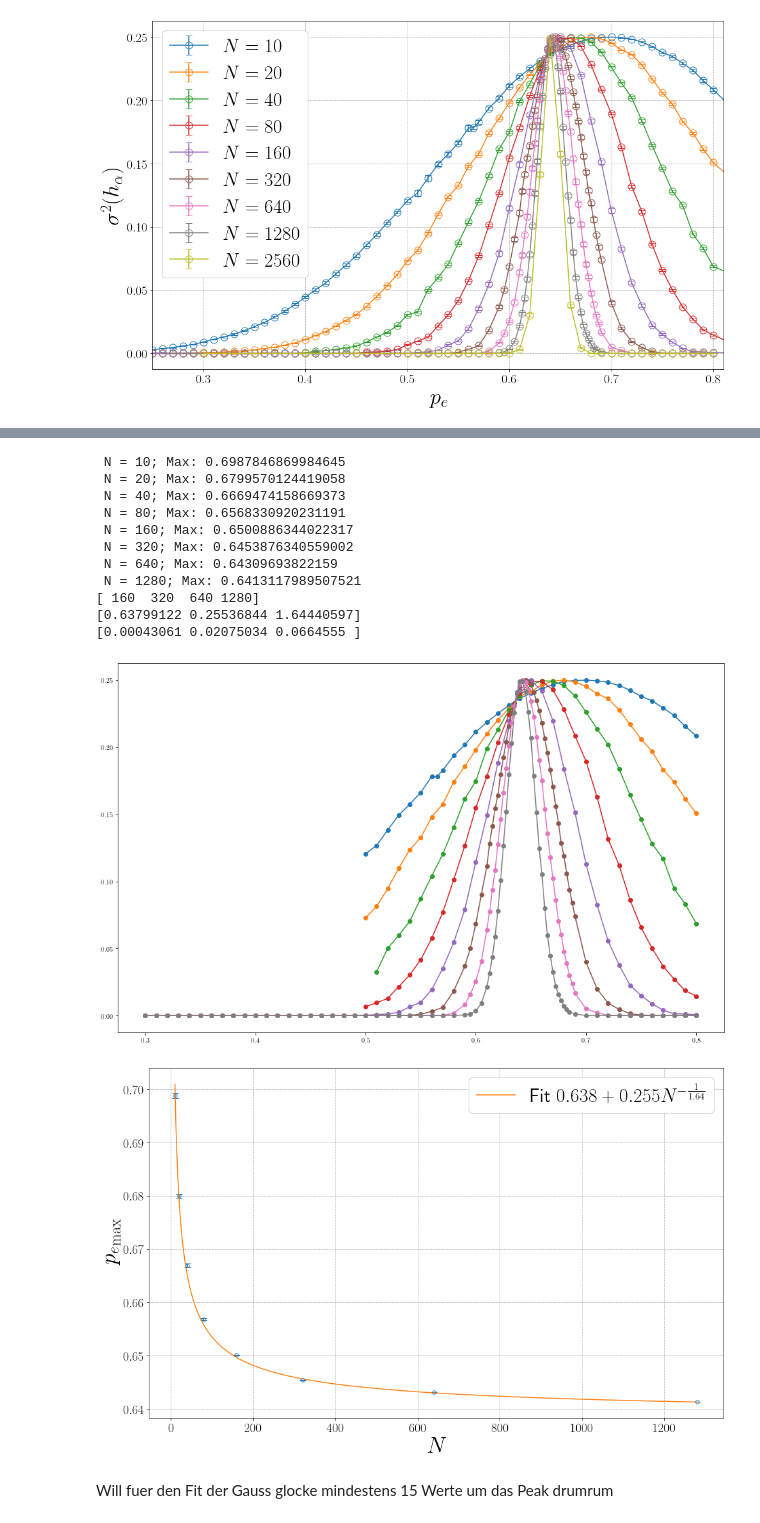
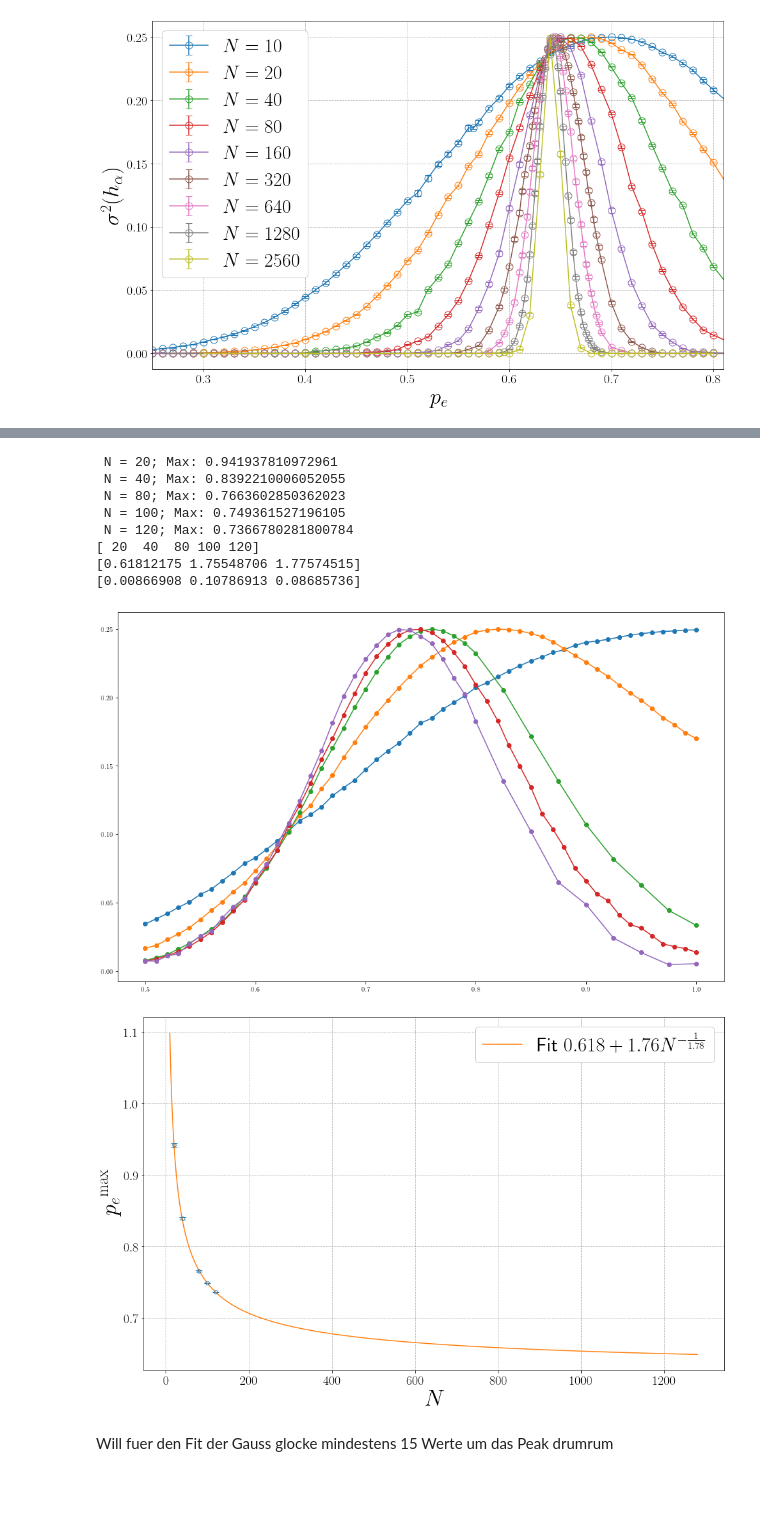
Before and after one commit to T3K14/Masterarbeit-Auswertung, a Jupyter notebook: KFC2.ipynb, the cells around one changed output, grey strips where cells are left out. Cells and saved outputs as stored; diff of their text form; code cells hidden in the pictures; blank space fills up the shorter version.

```diff
--- a/KFC2.ipynb
+++ b/KFC2.ipynb
@@ -640,7 +643,7 @@ ax.set_axisbelow(True)
 fmts = ['o', 'o', 'o', 'o']
 
 
-for n in sorted(dic_lp1.keys()):
+for n in sorted(dic_lp1.keys())[:-1]:
 
 #     ax.scatter(dic_lp[n].index, dic_lp[n]['Anteil_GLPV'], label=f"$N={n}$")
     ax.errorbar(dic_lp1[n].index, dic_lp1[n]['Anteil_GLPV'], yerr=dic_lp1[n]['Delta_Anteil_GLPV'], fmt=fmts[0], markersize=8, markerfacecolor='none', capsize=4, label=f'$N={n}$')
@@ -669,7 +672,7 @@ ax.set_axisbelow(True)
 fmts = ['o', 'o', 'o', 'o']
 
 
-for n in sorted(dic_lp1.keys()):
+for n in sorted(dic_lp1.keys())[:-1]:
 
 #     ax.scatter(dic_lp[n].index, dic_lp[n]['Anteil_GLPV'], label=f"$N={n}$")
     ax.errorbar(dic_lp1[n].index, dic_lp1[n]['Anteil_GLPV'], yerr=dic_lp1[n]['Delta_Anteil_GLPV'], fmt=fmts[0], markersize=8, markerfacecolor='none', capsize=4, label=f'$N={n}$')
@@ -740,7 +743,7 @@ ns = sorted(dic_lp1.keys())
 
 for i, n in enumerate(ns):
 
-    if 'Delta_Anteil_GLPV0' in dic_lp1[n].columns:
+    if 'Delta_Anteil_GLPV0' in dic_lp1[n].columns and n!=120:
 
         # subset, wo 'Anteil_GLPV0' auch vorhanden ist
         df_subset = dic_lp1[n].dropna(subset='Anteil_GLPV0')
@@ -830,12 +833,12 @@ Text(0.5, 1.0, '\\TeX\\ is Number $\\displaystyle\\sum_{n=1}^\\infty\\frac{-e^{i
 [figure]
 # %%
 fig, ax = plt.subplots(figsize=(16,10))
-alpha=1.01
+alpha=1.0
 alg='LP_Approx'
 
 pcs1 = auswertung_ma.prepare_alg_vs_schranke_data(data1, data_vor1, alg, alpha)
 
-for n in sorted(pcs1.keys())[1:]:
+for n in sorted(pcs1.keys())[1:-1]:
 
     if n not in [160]:
         ax.errorbar(pcs1[n].ids, pcs1[n].props, yerr=pcs1[n].std_dev, capsize=4, label=f'$N={n}$')
@@ -1069,10 +1103,12 @@ plt.savefig(os.path.join(plot_output_path, f'pe_var_greedy_1_1.2.png'), dpi=300,
 # %%
-alpha=1.2
-alg='Greedy'
+alpha=1.0
+alg='LP_Approx'
 
+u, o = 0.5, 1.
+# lege Intervalle fest innerhalb welcher ich den gauss fit machen will
+# ints = {10: [0.5, 0.8], 20: [0.5,0.8], 40: [0.51, 0.8], 80: [0.5, 0.8], 160: [0.3, 0.8], 320: [0.3, 0.8], 640: [0.3, 0.75], 1280: [0.3, 0.8]}
+ints = {10: [u, o], 20: [u,o], 40: [u, o], 80: [u, o], 100: [u, o], 120: [u, o], 160: [u, o], 320: [u, o], 640: [u, o], 1280: [u, o]}
 
-# lege Intervalle fest innerhalb welcher ich den gauss fit machen will
-ints = {10: [0.5, 0.8], 20: [0.5,0.8], 40: [0.51, 0.8], 80: [0.5, 0.8], 160: [0.3, 0.8], 320: [0.3, 0.8], 640: [0.3, 0.75], 1280: [0.3, 0.8]}
 
 def var_fit(N, xkrit, b, nu):
     return xkrit + b * N ** (-1/nu)
@@ -1083,7 +1119,7 @@ popts = []
 delta_popts = []
 
 fig, ax = plt.subplots(figsize=(16,10))
-for n in [10, 20, 40, 80, 160, 320, 640, 1280]:#, 80, 160, 320, 640, 1280, 2560]:
+for n in [20, 40, 80, 100, 120]:#, 80, 160, 320, 640, 1280, 2560]:
 
 
 
@@ -1094,7 +1130,7 @@ for n in [10, 20, 40, 80, 160, 320, 640, 1280]:#, 80, 160, 320, 640, 1280, 2560]
 
     ax.plot(ii, vv, 'o-', label=f"$N={n}$")
 
-    popt, pcov = curve_fit(gauss, ii, vv, maxfev=100000)
+    popt, pcov = curve_fit(gauss, ii, vv, p0=(0, 0,2), maxfev=100000)
 
     popts.append(popt[0])
     delta_popts.append(np.sqrt(np.diag(pcov))[0])
@@ -1102,64 +1138,61 @@ for n in [10, 20, 40, 80, 160, 320, 640, 1280]:#, 80, 160, 320, 640, 1280, 2560]
     print(f" N = {n}; Max: {popt[0]}")
 
 
-nnnsss = np.array([10, 20, 40, 80, 160, 320, 640, 1280])
+nnnsss = np.array([20, 40, 80, 100, 120])
 
 
 #### ANGEBEN, WELCHE WERTE ICH BENUTZEN WILL
 J = 0
 print(nnnsss[J:])
 
-popt, pcov = curve_fit(var_fit, nnnsss[J:], np.array(popts)[J:], sigma=np.array(delta_popts)[J:], maxfev=100000)
+popt, pcov = curve_fit(var_fit, nnnsss[J:], np.array(popts)[J:], sigma=np.array(delta_popts)[J:], p0=(0.5, 0, 2), maxfev=100000)
 print(popt)
 print(np.sqrt(np.diag(pcov)))
 
 fig, ax = plt.subplots(figsize=(16,10))
 
-ns = [10, 20, 40, 80, 160, 320, 640, 1280]
+ns = [20, 40, 80, 100, 120]
 
 fmts = ['.', '.', '.', '.']
 
 # for i, n in enumerate(ns):
 
-ax.errorbar(ns, popts, yerr=delta_popts, fmt=fmts[i], capsize=capsize, markersize=markersize, markerfacecolor=markerfacecolor)
+ax.errorbar(ns, popts, yerr=delta_popts, fmt='.', capsize=capsize, markersize=markersize, markerfacecolor=markerfacecolor)
 
 ns2 = np.linspace(10, 1280, 1000)
 
 ax.plot(ns2, var_fit(ns2, *popt), label=f'Fit ${popt[0]:.3} + {popt[1]:.3} N^{{-\\frac{1}{{{popt[2]:.3}}}}}$')
 
 ax.set_xlabel('$N$', fontsize=axislabelsize)
 ax.set_ylabel(f'${{p_e}}^{{\\max}}$', fontsize=axislabelsize)
 
 ax.legend(fontsize=30, framealpha=1)
 for label in (ax.get_xticklabels() + ax.get_yticklabels()):
     label.set_fontsize(label_fontsize)
 ax.grid(ls='--')
 
 # ax.set_xlim([0.295, 0.805])
 # ax.text(0.45, 0.02, f"Greedy, $\\alpha={alpha}$", color="black", bbox=dict(fc='None', alpha=.5, boxstyle='round', color='grey'), fontsize=40)
 # alpha = 1.2
 # ax.set_xlim([0.6,.66])
 # ax.set_ylim([0.8, 1.02])
 
 # alpha = 1.1
 # ax.set_xlim([0.53, 0.58])
 # ax.set_ylim([0.4, 0.8])
 
-plt.savefig(os.path.join(plot_output_path, f'pemax_greedy_1_{alpha}.png'), dpi=300, facecolor=[1,1,1,1], bbox_inches='tight')
+# plt.savefig(os.path.join(plot_output_path, f'pemax_greedy_1_{alpha}.png'), dpi=300, facecolor=[1,1,1,1], bbox_inches='tight')
 # %% [output]
- N = 10; Max: 0.6987846869984645
- N = 20; Max: 0.6799570124419058
- N = 40; Max: 0.6669474158669373
- N = 80; Max: 0.6568330920231191
- N = 160; Max: 0.6500886344022317
- N = 320; Max: 0.6453876340559002
- N = 640; Max: 0.64309693822159
- N = 1280; Max: 0.6413117989507521
-[ 160  320  640 1280]
-[0.63799122 0.25536844 1.64440597]
-[0.00043061 0.02075034 0.0664555 ]
+ N = 20; Max: 0.941937810972961
+ N = 40; Max: 0.8392210006052055
+ N = 80; Max: 0.7663602850362023
+ N = 100; Max: 0.749361527196105
+ N = 120; Max: 0.7366780281800784
+[ 20  40  80 100 120]
+[0.61812175 1.75548706 1.77574515]
+[0.00866908 0.10786913 0.08685736]
-[figure, old version]
+[figure, new version]
-[figure, old version]
+[figure, new version]
 # %% [markdown]
 Will fuer den Fit der Gauss glocke mindestens 15 Werte um das Peak drumrum
 # %% [markdown]
```
Also changed, not shown: parts of 28 cells of this notebook, 1 other file.
